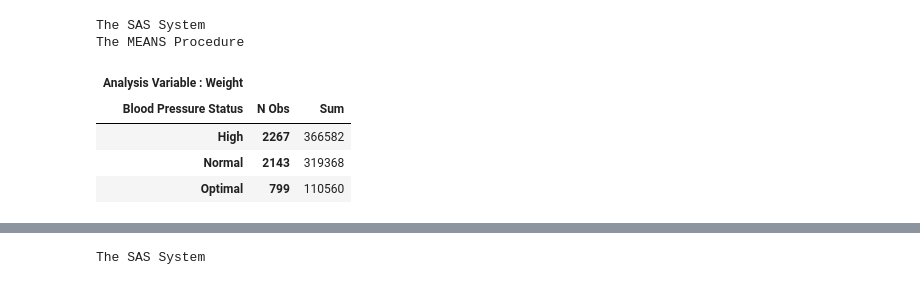
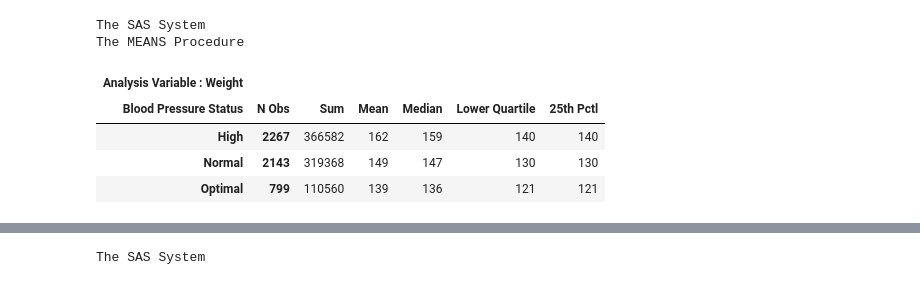
Before and after one commit to ProcJimi/curriculum, a Jupyter notebook: Week7/Week7.ipynb, the cells around one changed output, grey strips where cells are left out. Drawn from its saved outputs; the diff is of its cells as text; code cells hidden in the pictures.

```diff
--- a/Week7/Week7.ipynb
+++ b/Week7/Week7.ipynb
@@ -1,14 +6,14 @@
 # %%
 *Ex1_proc_summary_proc_means_sum.sas (Part 1);
-proc means data=sashelp.heart sum maxdec=0;
+proc means data=sashelp.heart sum MEAN MEDIAN Q1 P25 maxdec=0;
 class BP_status;
 var weight;
 run;
 # %% [output]
 The SAS System
 The MEANS Procedure
-| Analysis Variable : Weight |  |  |
-| Blood Pressure Status | N Obs | Sum |
-| High | 2267 | 366582 |
-| Normal | 2143 | 319368 |
-| Optimal | 799 | 110560 |
+| Analysis Variable : Weight |  |  |  |  |  |  |
+| Blood Pressure Status | N Obs | Sum | Mean | Median | Lower Quartile | 25th Pctl |
+| High | 2267 | 366582 | 162 | 159 | 140 | 140 |
+| Normal | 2143 | 319368 | 149 | 147 | 130 | 130 |
+| Optimal | 799 | 110560 | 139 | 136 | 121 | 121 |
```
Also changed, not shown: parts of 11 cells of this notebook, 2 other files.
